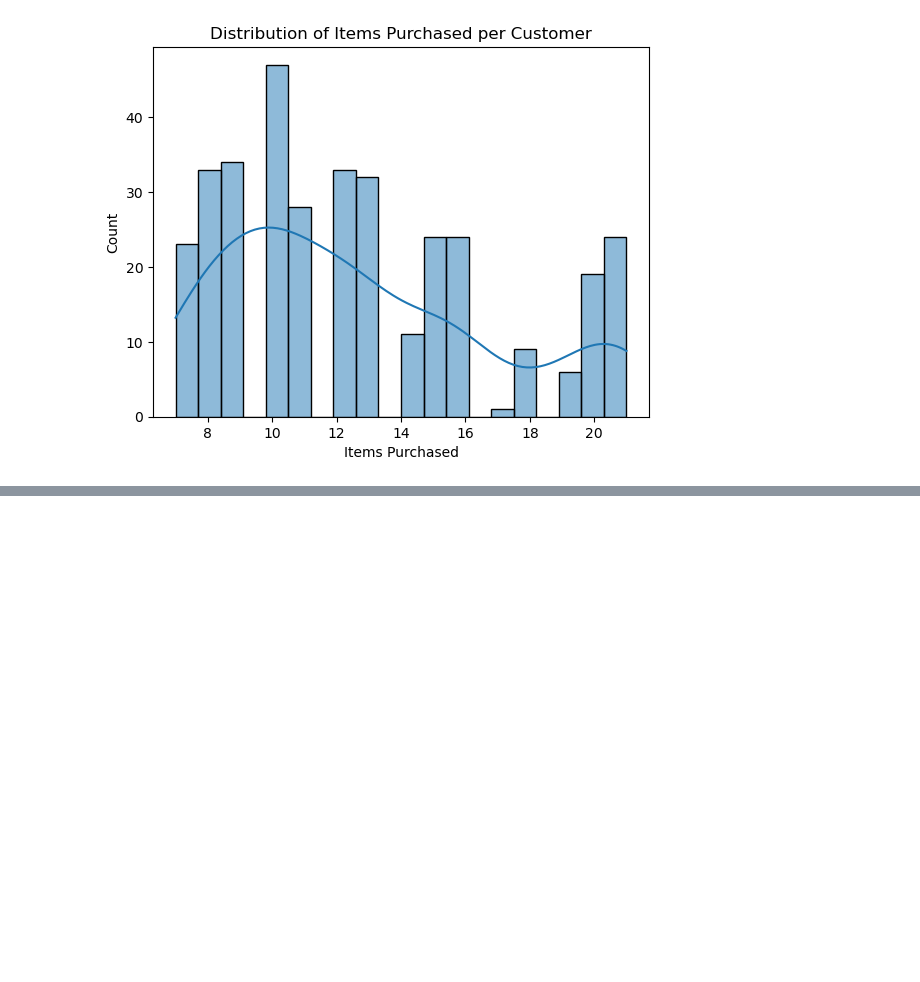
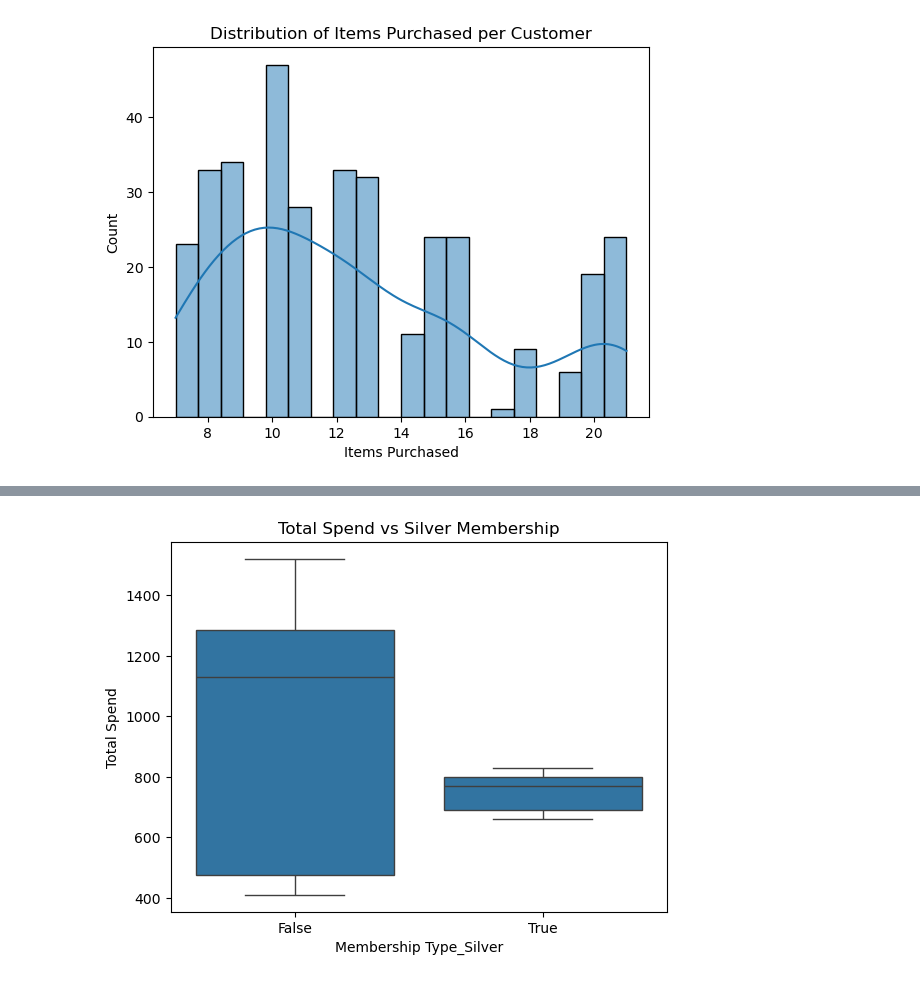
Before and after one commit to Rashi990/IS4116_BIS_Assignment, a Jupyter notebook: notebooks/data_analysis.ipynb, the cells around one changed output, grey strips where cells are left out. Cells and saved outputs as stored; diff of their text form; code cells hidden in the pictures; blank space fills up the shorter version.

```diff
--- a/notebooks/data_analysis.ipynb
+++ b/notebooks/data_analysis.ipynb
@@ -111,0 +129,7 @@ plt.show()
+# %%
+# Boxplot for Membership Type_Silver vs Total Spend
+sns.boxplot(x='Membership Type_Silver', y='Total Spend', data=df)
+plt.title('Total Spend vs Silver Membership')
+plt.show()
+# %% [output]
+[figure, added]
```
Also changed, not shown: parts of 2 cells of this notebook.
